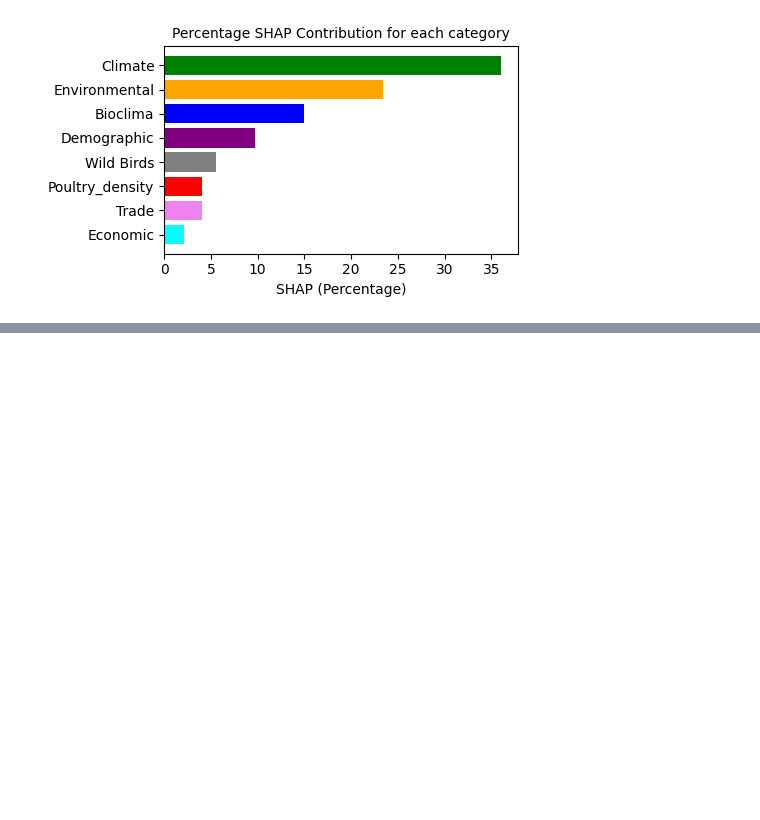
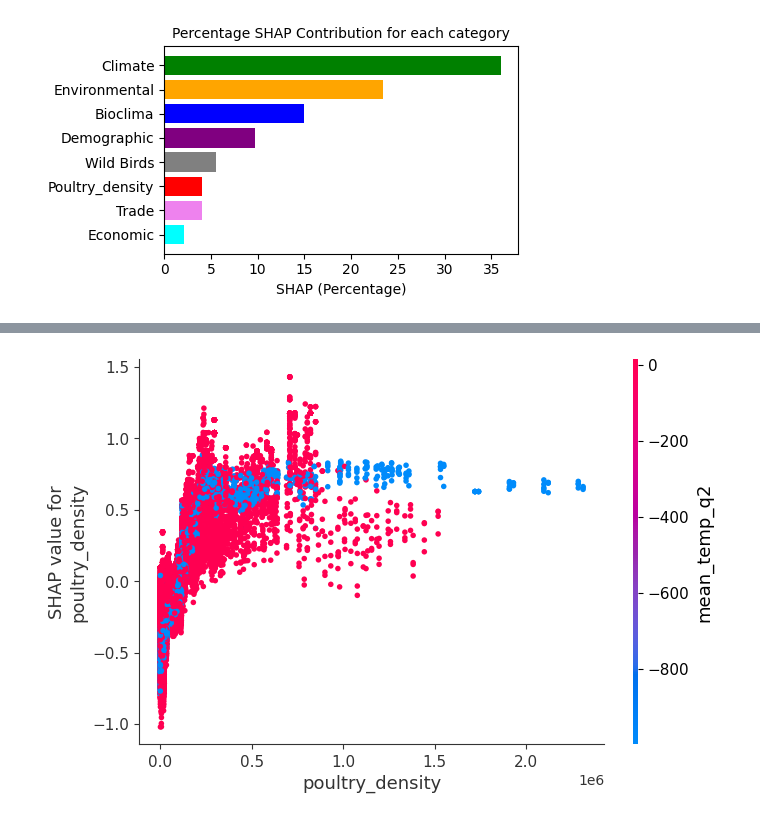
Before and after one commit to rogomichael/onehealth_data, a Jupyter notebook: analysis.ipynb, the cells around one changed output, grey strips where cells are left out. Cells and saved outputs as stored; diff of their text form; code cells hidden in the pictures; blank space fills up the shorter version.

```diff
--- a/analysis.ipynb
+++ b/analysis.ipynb
@@ -260,0 +275,4 @@ Done Processing...
+# %%
+shap.dependence_plot("poultry_density", shap_values2, X_train2, interaction_index="mean_temp_q2")
+# %% [output]
+[figure, added]
```
Also changed, not shown: parts of 6 cells of this notebook, 16 other files.
